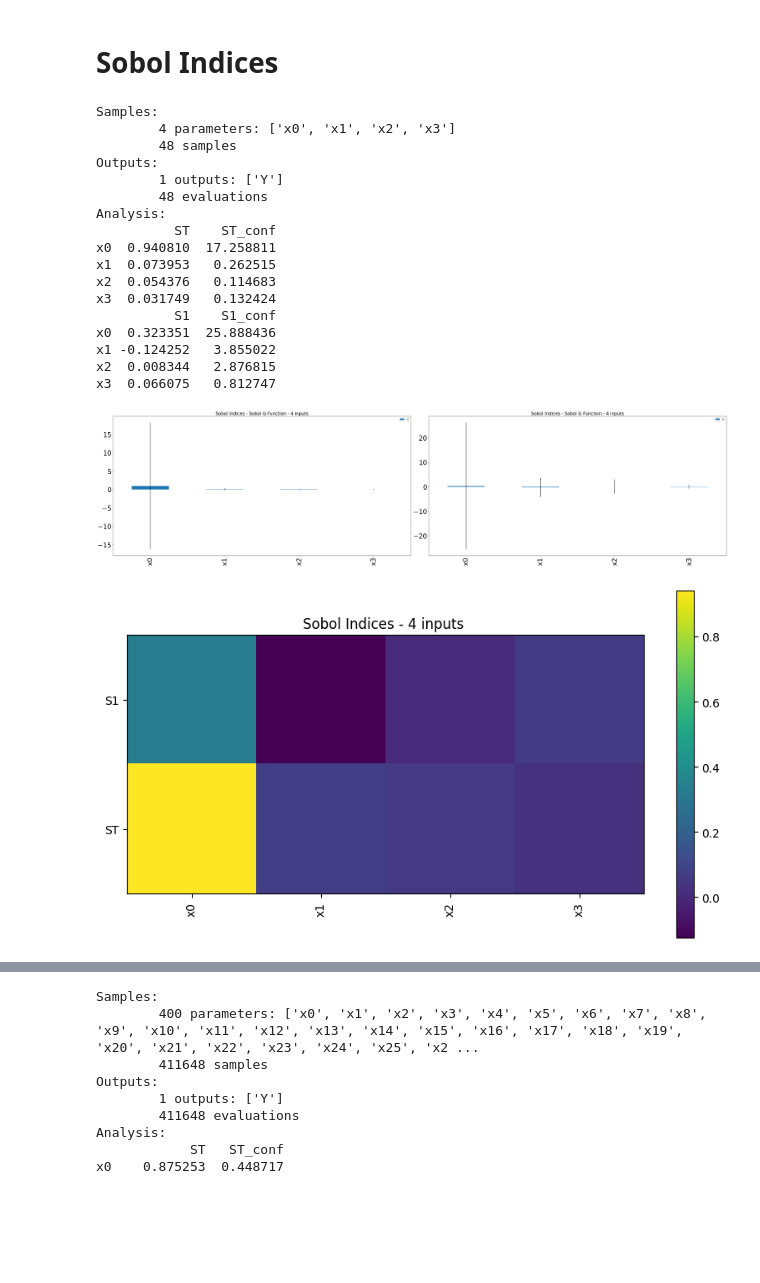
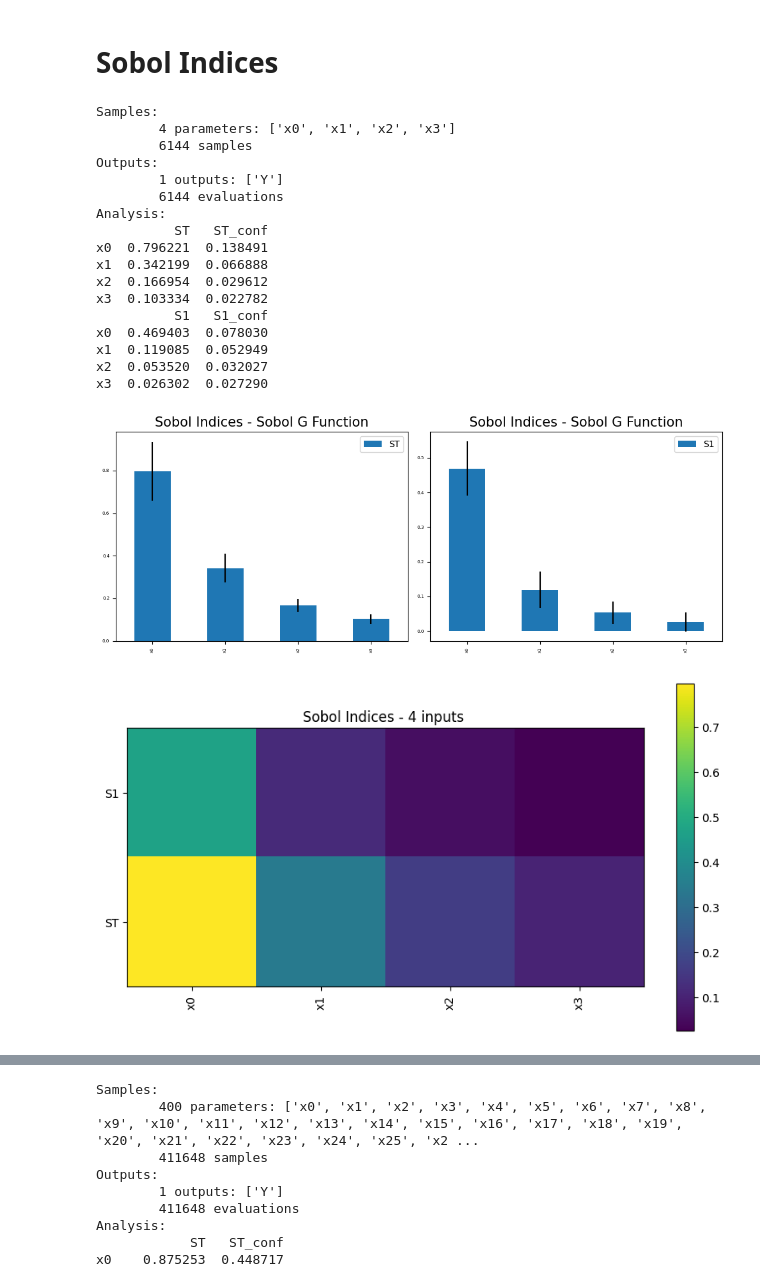
Before and after one commit to AllmieBloom/summer24, a Jupyter notebook: sobol_g_exploration.ipynb, the cells around one changed output, grey strips where cells are left out. Cells and saved outputs as stored; diff of their text form; code cells hidden in the pictures; blank space fills up the shorter version.

Commit message:
I realized the graphs should be better.

```diff
--- a/sobol_g_exploration.ipynb
+++ b/sobol_g_exploration.ipynb
@@ -34,52 +34,52 @@ sp_400, a_arr_400, delta_arr_400 = sobol_g_param(400)
 # %%
 
 # ==== Sobol Indices ~ Sobol G-Function ===
 def si_sobol_g(n: int, sp: ProblemSpec, a_arr: list, delta_arr: list, log_bool=False):
 
-    (sp.sample_sobol(8, calc_second_order=False).evaluate(
+    (sp.sample_sobol(1024, calc_second_order=False).evaluate(
         Sobol_G.evaluate, a=np.array(a_arr), delta=np.array(delta_arr)
         ).analyze_sobol(calc_second_order=False))
 
     print(sp)
 
     # === Plotting results ===
     axes = sp.plot()
     if log_bool:
         axes[0].set_yscale('log') # set plot to log scale
         axes[1].set_yscale('log') # set plot to log scale
 
     for axis in axes:
-        axis.set_title(label=f"Sobol Indices - Sobol G Function - {n} inputs", size=20)
-        axis.tick_params(axis='y', labelsize=30)
+        axis.set_title(label=f"Sobol Indices - Sobol G Function", size=15)
+        axis.tick_params(axis='y', labelsize=5)
         if n < 100:
-            axis.tick_params(axis='x', labelsize=30)
+            axis.tick_params(axis='x', labelsize=5)
     fig = plt.gcf() # get current figure
-    fig.set_size_inches(40, 10)
+    fig.set_size_inches(10, 4)
     plt.tight_layout()
 
     sp.heatmap(title=f"Sobol Indices - {n} inputs ")
 
 si_sobol_g(4, sp_4, a_arr_4, delta_arr_4)
 # %% [output]
 Samples:
         4 parameters: ['x0', 'x1', 'x2', 'x3']
-        48 samples
+        6144 samples
 Outputs:
         1 outputs: ['Y']
-        48 evaluations
+        6144 evaluations
 Analysis:
-          ST    ST_conf
-x0  0.940810  17.258811
-x1  0.073953   0.262515
-x2  0.054376   0.114683
-x3  0.031749   0.132424
-          S1    S1_conf
-x0  0.323351  25.888436
-x1 -0.124252   3.855022
-x2  0.008344   2.876815
-x3  0.066075   0.812747
+          ST   ST_conf
+x0  0.796221  0.138491
+x1  0.342199  0.066888
+x2  0.166954  0.029612
+x3  0.103334  0.022782
+          S1   S1_conf
+x0  0.469403  0.078030
+x1  0.119085  0.052949
+x2  0.053520  0.032027
+x3  0.026302  0.027290
-[figure, old version]
+[figure, new version]
-[figure, old version]
+[figure, new version]
 # %%
 %%time
 si_sobol_g(4, sp_4, a_arr_4, delta_arr_4)
```
Also changed, not shown: parts of 11 cells of this notebook.
